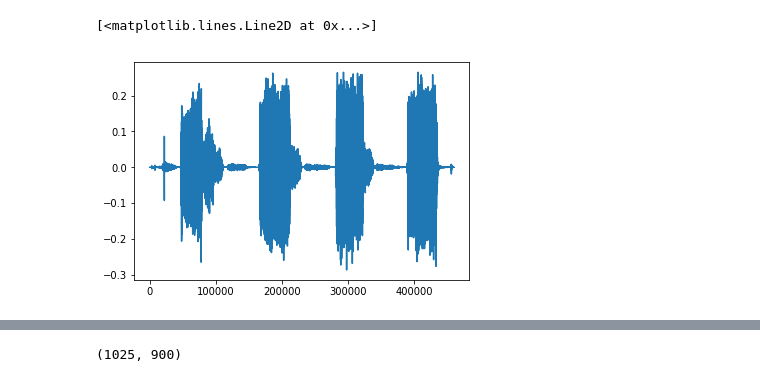
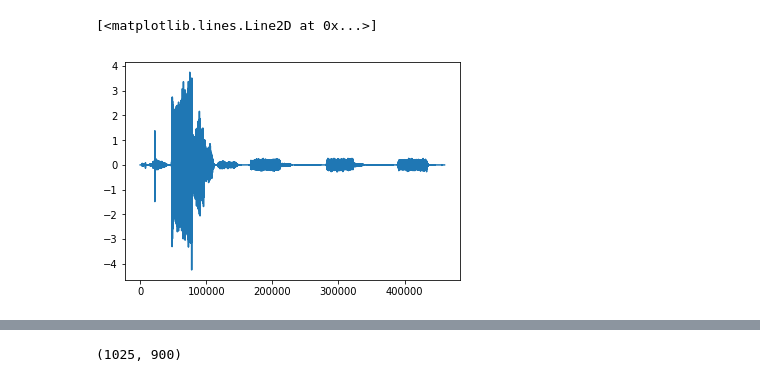
Before and after one commit to KVasya/SoundsOfBreathing, a Jupyter notebook: dtw_autocorrelation.ipynb, the cells around one changed output, grey strips where cells are left out. Cells and saved outputs as stored; diff of their text form; code cells hidden in the pictures.

```diff
--- a/dtw_autocorrelation.ipynb
+++ b/dtw_autocorrelation.ipynb
@@ -15,11 +15,13 @@ f_sampling = 8000
 fname = '2018_05_05_11_18_17.wav'
 # %%
 signal, f_sampling  = librosa.load(fname)
-# %%
-plt.plot(signal)
-# %% [output]
-[<matplotlib.lines.Line2D at 0x...>]
-[figure, removed]
+# %%
+signal[0:150000] = 16*signal[0:150000]
+#plt.plot(signal[100000:101010])
+plt.plot(signal)
+# %% [output]
+[<matplotlib.lines.Line2D at 0x...>]
+[figure, added]
 # %%
 spec_mtx = abs(librosa.spectrum.stft(signal))
 plt.imshow(spec_mtx)
```
Also changed, not shown: parts of 22 cells of this notebook.
